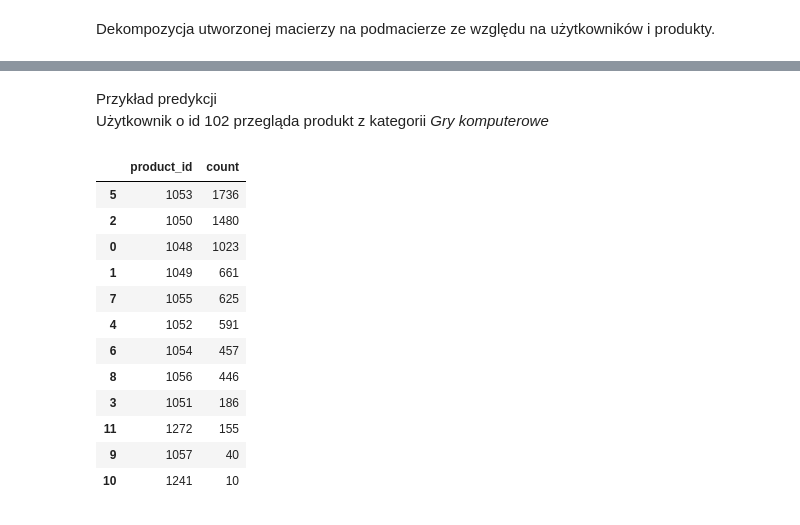
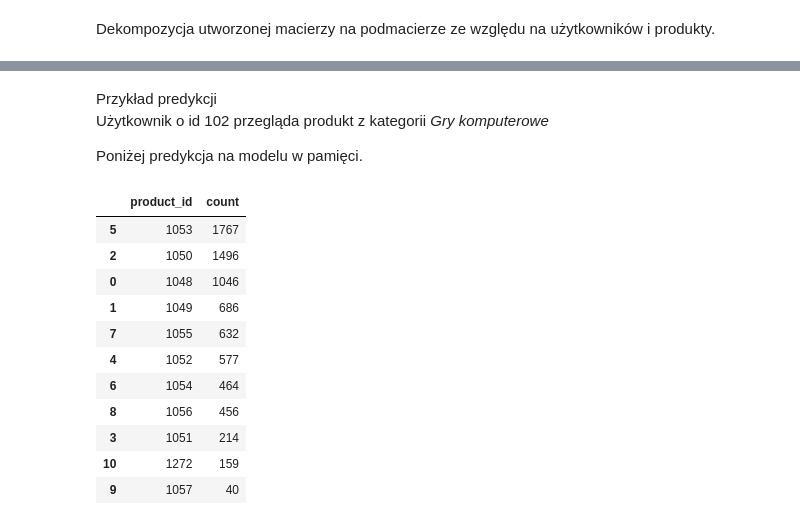
Before and after one commit to SwirtaB/IUM_Recommendation-system, a Jupyter notebook: notebooks/cf_model.ipynb, the cells around one changed output, grey strips where cells are left out. Cells and saved outputs as stored; diff of their text form; code cells hidden in the pictures.

```diff
--- a/notebooks/cf_model.ipynb
+++ b/notebooks/cf_model.ipynb
@@ -61,7 +67,8 @@ See the caveats in the documentation: https://pandas.pydata.org/pandas-docs/stab
 Normalizacja wartości w macierzy interakcji.
 # %%
 #TODO do not know if scaler is required at all
-interactionMatrixDF = pd.DataFrame(preprocessing.MinMaxScaler().fit_transform(interactionMatrixDF))
+interactionMatrixDF = pd.DataFrame(
+    preprocessing.MinMaxScaler().fit_transform(interactionMatrixDF))
 display(interactionMatrixDF)
 # %% [output]
 |  | 0 | 1 | 2 | 3 | 4 | 5 | 6 | 7 | 8 | 9 | ... | ... |
@@ -145,6 +153,10 @@ _TESTY_
 # %%
 separator = ';'
-newGroups = ['Gry komputerowe', 'Gry na konsole', 'Sprzęt RTV', 'Komputery', 'Telefony i akcesoria']
+newGroups = [
+    'Gry komputerowe', 'Gry na konsole', 'Sprzęt RTV', 'Komputery',
+    'Telefony i akcesoria'
+]
+
 
 def castCategoryPath(categoryPath):
     categories = categoryPath.split(separator)
@@ -155,20 +167,32 @@ def castCategoryPath(categoryPath):
 # %%
 def build_user_profile(userID: int, merged: pd.DataFrame) -> dict:
     profile = {}
-    userActDF = merged.loc[merged['user_id'] == userID].drop(columns=['user_id'])
+    userActDF = merged.loc[merged['user_id'] == userID].drop(
+        columns=['user_id'])
 
     for group in newGroups:
-        g = userActDF.loc[userActDF['category_path'] == group].drop(columns=['category_path']).value_counts().to_frame().rename(columns={0 : 'count'})
+        g = userActDF.loc[userActDF['category_path'] == group].drop(
+            columns=['category_path']).value_counts().to_frame().rename(
+                columns={
+                    0: 'count'
+                }).reset_index()
         g = g[g['count'] >= g['count'].quantile(0.9)]
-        profile[group] = g.to_dict()
+        profile[group] = g.set_index('product_id').to_dict()
     return profile
 # %%
 merged = pd.merge(sessionsDF, productsDF, how='inner', on='product_id')
-merged.drop(columns=['session_id', "timestamp", "event_type", "offered_discount", "purchase_id", 'product_name', 'price', 'user_rating'], inplace=True)
+merged.drop(columns=[
+    'session_id', "timestamp", "event_type", "offered_discount", "purchase_id",
+    'product_name', 'price', 'user_rating'
+],
+            inplace=True)
 merged['category_path'] = merged['category_path'].apply(castCategoryPath)
 
 usersID = usersDF['user_id'].unique()
-profilDict = {}
+profileDict = {}
 
 for userID in usersID:
-    profilDict[userID] = build_user_profile(userID, merged)
+    profileDict[userID] = build_user_profile(userID, merged)
+
+#konieczne jest przepakowanie dict'a, gdyż konwersja z int64 na int ma w numpy'u buga, który dokonuje konwersji int64 na int32. Problem otwarty na Github'ie, tylko Windows.
+profileDict = {int(key): value for key, value in profileDict.items()}
@@ -177,30 +239,35 @@ _KONIEC TESTÓW_
 # %% [markdown]
 Przykład predykcji
 Użytkownik o id 102 przegląda produkt z kategorii *Gry komputerowe*
+
+Poniżej predykcja na modelu w pamięci.
 # %%
 input = [102, 'Gry komputerowe']
 
 group = modelDF.loc[modelDF['group'] == modelDF.iloc[102]['group']].index
 dfListPre = []
 
 for user in group:
-    dfListPre.append(pd.DataFrame(profilDict[user][input[1]]))
+    dfListPre.append(pd.DataFrame(profileDict[user][input[1]]))
 
-dfList = [df.reset_index().rename(columns={'level_0' : 'product_id'}) for df in dfListPre]
+dfList = [
+    df.reset_index().rename(columns={'index': 'product_id'})
+    for df in dfListPre
+]
 
-df = pd.concat(dfList).groupby(['product_id']).sum().reset_index().sort_values(by=['count'], ascending=False)
+df = pd.concat(dfList).groupby(['product_id']).sum().reset_index().sort_values(
+    by=['count'], ascending=False)
 df
 # %% [output]
 |  | product_id | count |
-| 5 | 1053 | 1736 |
-| 2 | 1050 | 1480 |
-| 0 | 1048 | 1023 |
-| 1 | 1049 | 661 |
-| 7 | 1055 | 625 |
-| 4 | 1052 | 591 |
-| 6 | 1054 | 457 |
-| 8 | 1056 | 446 |
-| 3 | 1051 | 186 |
-| 11 | 1272 | 155 |
+| 5 | 1053 | 1767 |
+| 2 | 1050 | 1496 |
+| 0 | 1048 | 1046 |
+| 1 | 1049 | 686 |
+| 7 | 1055 | 632 |
+| 4 | 1052 | 577 |
+| 6 | 1054 | 464 |
+| 8 | 1056 | 456 |
+| 3 | 1051 | 214 |
+| 10 | 1272 | 159 |
 | 9 | 1057 | 40 |
-| 10 | 1241 | 10 |
```
Also changed, not shown: parts of 13 cells of this notebook, 2 other files.
